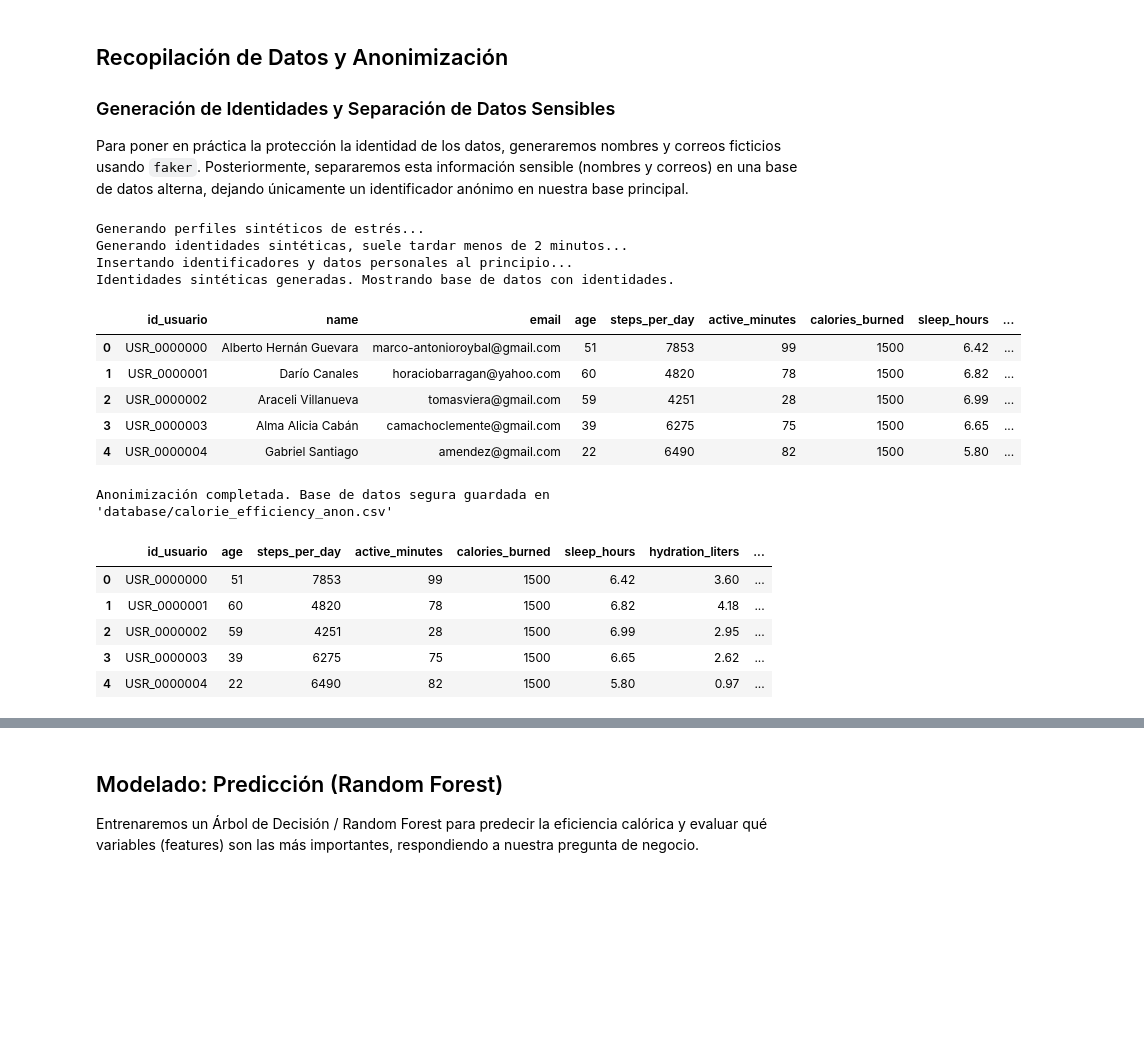
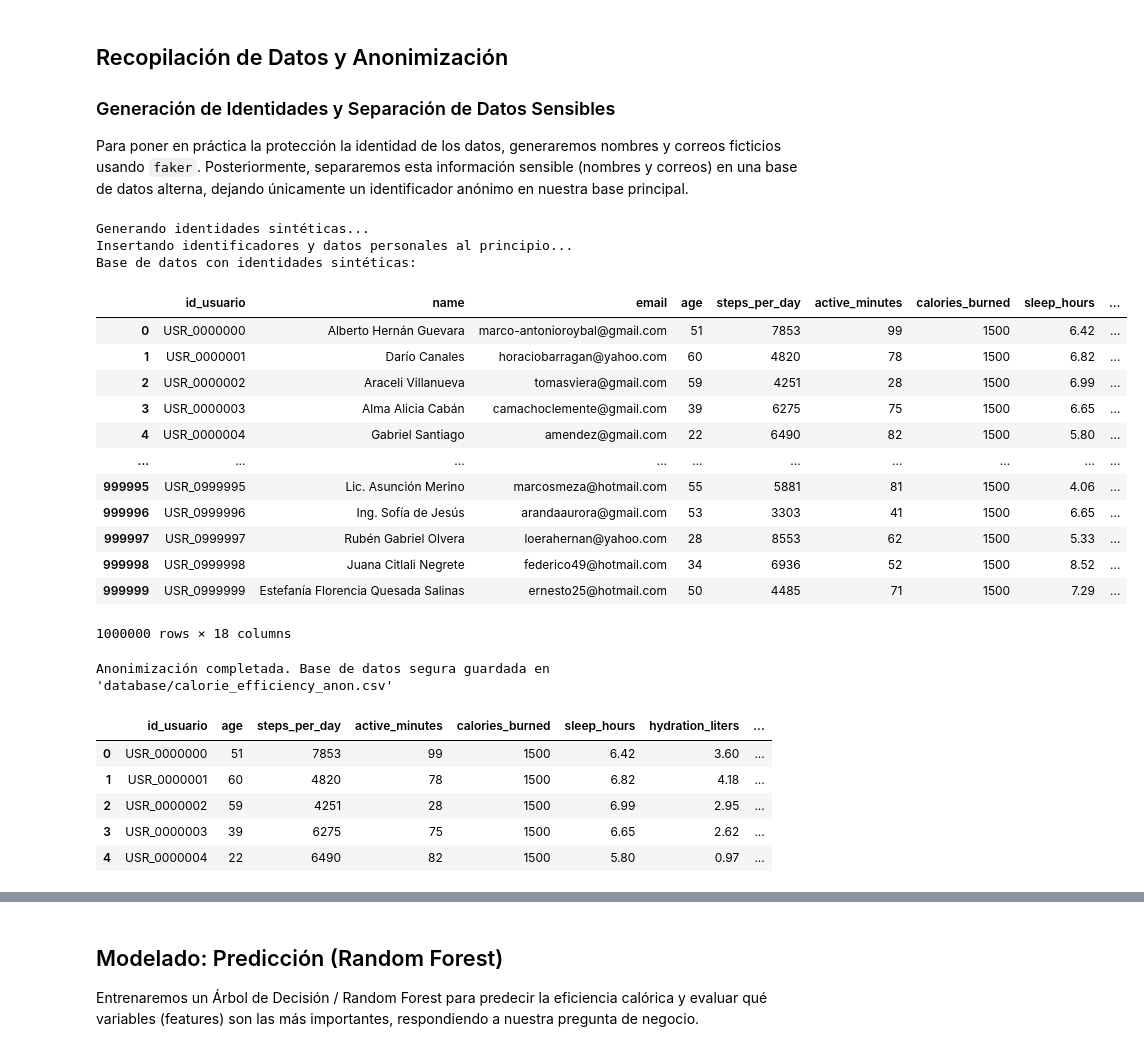
Before and after one commit to CARALACM/proyecto_final_ciencias_datos, a Jupyter notebook: Notebook.ipynb, the cells around one changed output, grey strips where cells are left out. Cells and saved outputs as stored; diff of their text form; code cells hidden in the pictures; blank space fills up the shorter version.

```diff
--- a/Notebook.ipynb
+++ b/Notebook.ipynb
@@ -63,45 +87,48 @@ df = pd.read_csv(file_path)
 
 n_records = len(df)
 
-print("Generando perfiles sintéticos de estrés...")
-df['stress_level'] = np.clip(10 - df['sleep_hours'] + (df['heart_rate_resting'] - 60)/10 + np.random.normal(0, 1, n_records), 0, 10).round(1)
-
-print("Generando identidades sintéticas, suele tardar menos de 2 minutos...")
+print("Generando identidades sintéticas...")
 fake_names = [fake.name() for _ in range(n_records)]
 fake_emails = [fake.ascii_free_email() for _ in range(n_records)]
 
 print("Insertando identificadores y datos personales al principio...")
 df.insert(0, 'id_usuario', [f"USR_{i:07d}" for i in range(n_records)])
 df.insert(1, 'name', fake_names)
 df.insert(2, 'email', fake_emails)
 
-# Mostrar base de datos con nombres
-print("Identidades sintéticas generadas. Mostrando base de datos con identidades.")
-display(df.head())
+# Mostrar base de datos con indentidades.
+print("Base de datos con identidades sintéticas:")
+display(df)
 
 # Separar la información sensible
 df_sensible = df[['name', 'email', 'id_usuario']].copy()
 df_anon = df.drop(columns=['name', 'email'])
 
 # Guardar bases de datos
 df_sensible.to_csv("database/user_identities.csv", index=False)
 df_anon.to_csv("database/calorie_efficiency_anon.csv", index=False)
 
 print("Anonimización completada. Base de datos segura guardada en 'database/calorie_efficiency_anon.csv'")
 df = df_anon
 display(df.head())
 # %% [output]
-Generando perfiles sintéticos de estrés...
-Generando identidades sintéticas, suele tardar menos de 2 minutos...
+Generando identidades sintéticas...
 Insertando identificadores y datos personales al principio...
-Identidades sintéticas generadas. Mostrando base de datos con identidades.
+Base de datos con identidades sintéticas:
 |  | id_usuario | name | email | age | steps_per_day | active_minutes | calories_burned | sleep_hours | ... |
 | 0 | USR_0000000 | Alberto Hernán Guevara | marco-antonioroybal@gmail.com | 51 | 7853 | 99 | 1500 | 6.42 | ... |
 | 1 | USR_0000001 | Darío Canales | horaciobarragan@yahoo.com | 60 | 4820 | 78 | 1500 | 6.82 | ... |
 | 2 | USR_0000002 | Araceli Villanueva | tomasviera@gmail.com | 59 | 4251 | 28 | 1500 | 6.99 | ... |
 | 3 | USR_0000003 | Alma Alicia Cabán | camachoclemente@gmail.com | 39 | 6275 | 75 | 1500 | 6.65 | ... |
 | 4 | USR_0000004 | Gabriel Santiago | amendez@gmail.com | 22 | 6490 | 82 | 1500 | 5.80 | ... |
+| ... | ... | ... | ... | ... | ... | ... | ... | ... | ... |
+| 999995 | USR_0999995 | Lic. Asunción Merino | marcosmeza@hotmail.com | 55 | 5881 | 81 | 1500 | 4.06 | ... |
+| 999996 | USR_0999996 | Ing. Sofía de Jesús | arandaaurora@gmail.com | 53 | 3303 | 41 | 1500 | 6.65 | ... |
+| 999997 | USR_0999997 | Rubén Gabriel Olvera | loerahernan@yahoo.com | 28 | 8553 | 62 | 1500 | 5.33 | ... |
+| 999998 | USR_0999998 | Juana Citlali Negrete | federico49@hotmail.com | 34 | 6936 | 52 | 1500 | 8.52 | ... |
+| 999999 | USR_0999999 | Estefanía Florencia Quesada Salinas | ernesto25@hotmail.com | 50 | 4485 | 71 | 1500 | 7.29 | ... |
-Anonimización completada. Base de datos segura guardada en 'database/calorie_efficiency_anon.csv'
+1000000 rows × 18 columns
+Anonimización completada. Base de datos segura guardada en 'database/calorie_efficiency_anon.csv'
 |  | id_usuario | age | steps_per_day | active_minutes | calories_burned | sleep_hours | hydration_liters | ... |
 | 0 | USR_0000000 | 51 | 7853 | 99 | 1500 | 6.42 | 3.60 | ... |
 | 1 | USR_0000001 | 60 | 4820 | 78 | 1500 | 6.82 | 4.18 | ... |
```
Also changed, not shown: parts of 15 cells of this notebook, 6 other files.
